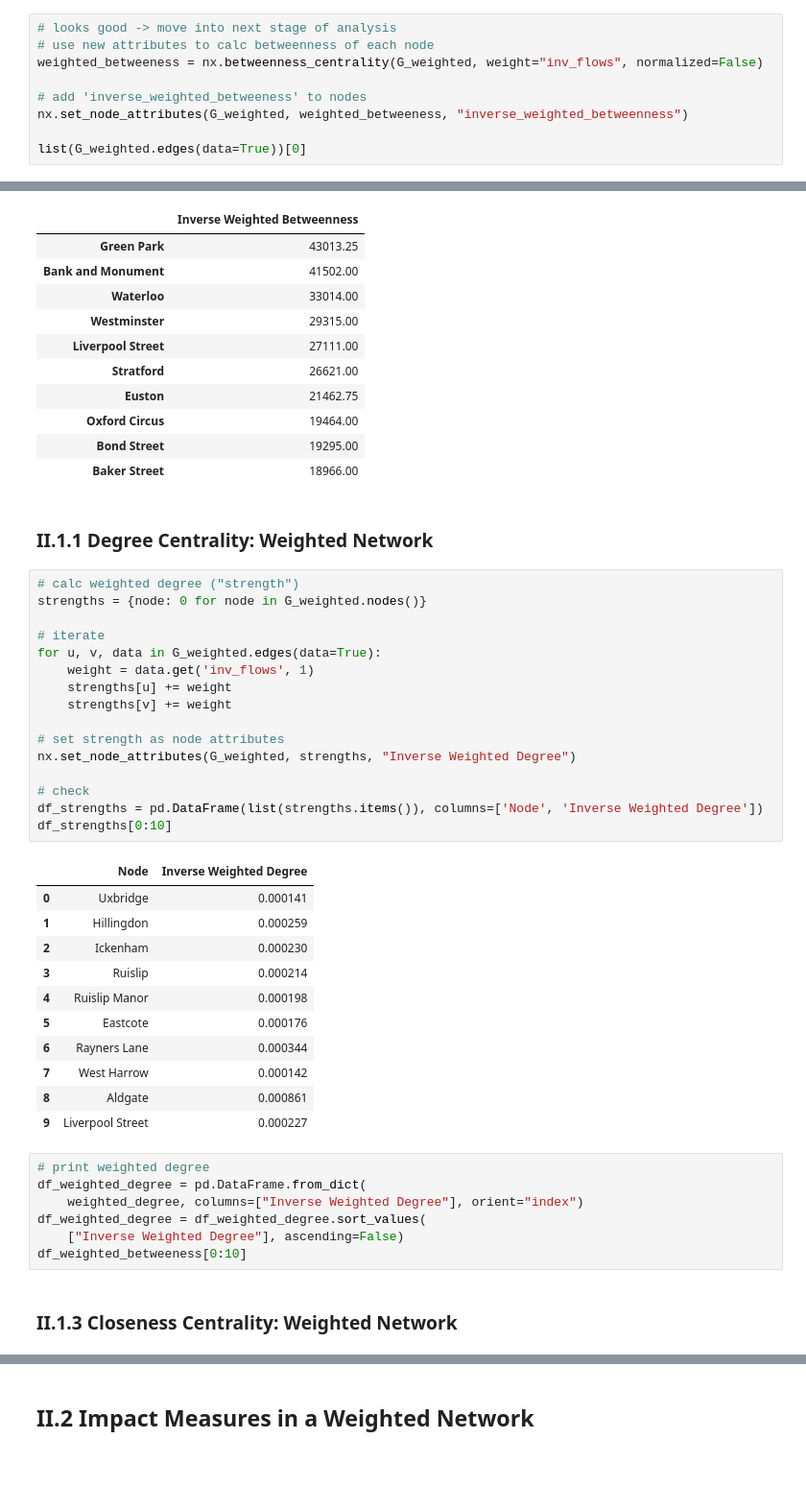
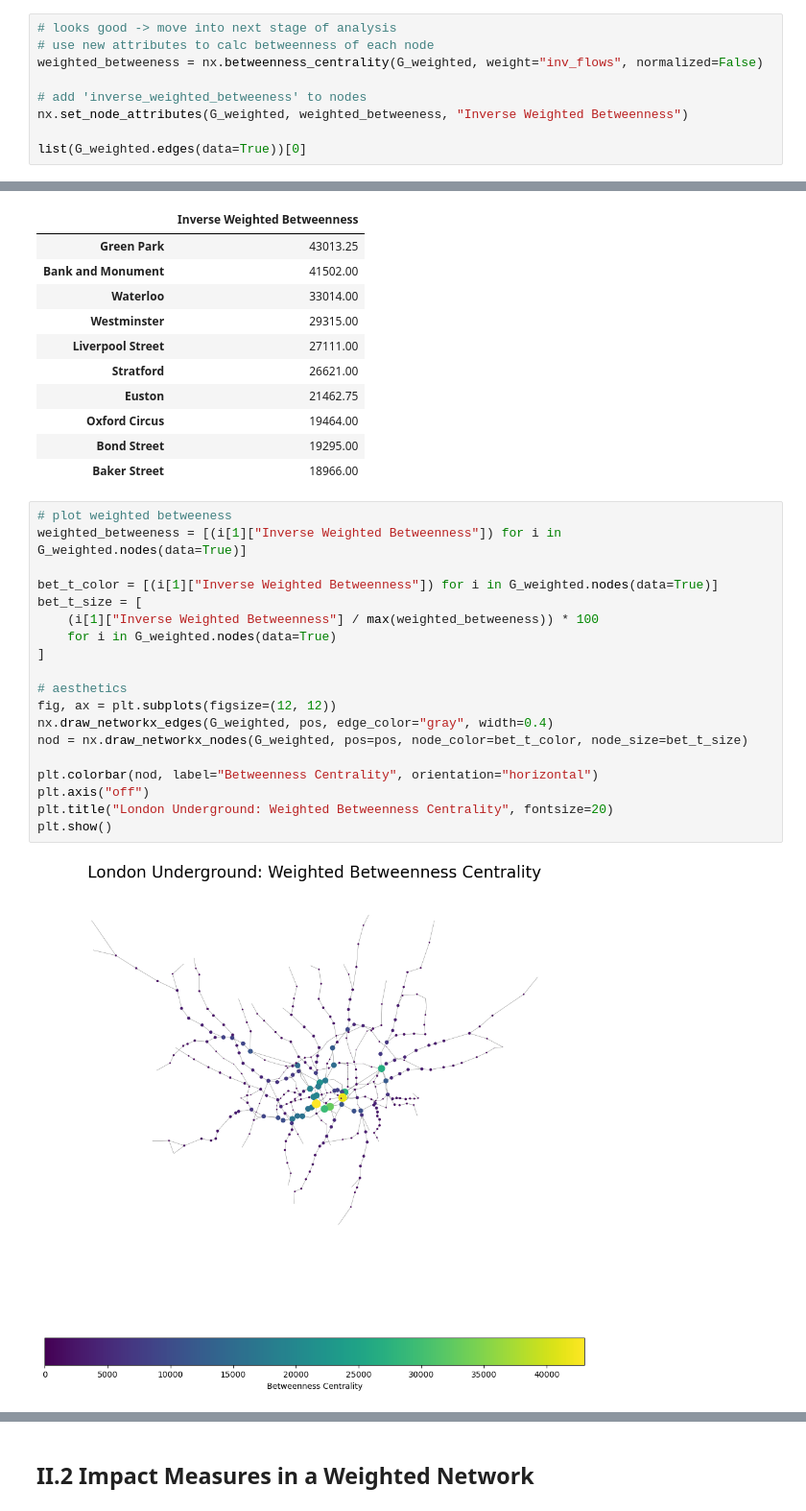
Before and after one commit to NikhilSDesai/UrbanSimulation, a Jupyter notebook: Final_Assessment.ipynb, the cells around one changed output, grey strips where cells are left out. Shown at 96% size. Saved outputs shown, nothing was run; the diff lists cells and outputs as text; blank space fills up the shorter version.

```diff
--- a/Final_Assessment.ipynb
+++ b/Final_Assessment.ipynb
@@ -1437,7 +1440,7 @@ edges
 weighted_betweeness = nx.betweenness_centrality(G_weighted, weight="inv_flows", normalized=False)
 
 # add 'inverse_weighted_betweeness' to nodes
-nx.set_node_attributes(G_weighted, weighted_betweeness, "inverse_weighted_betweenness")
+nx.set_node_attributes(G_weighted, weighted_betweeness, "Inverse Weighted Betweenness")
 
 list(G_weighted.edges(data=True))[0]
 # %% [output]
@@ -1475,42 +1512,24 @@ df_weighted_betweeness[0:10]
 | Oxford Circus | 19464.00 |
 | Bond Street | 19295.00 |
 | Baker Street | 18966.00 |
-# %% [markdown]
-### II.1.1 Degree Centrality: Weighted Network
-# %%
-# calc weighted degree ("strength")
-strengths = {node: 0 for node in G_weighted.nodes()}
-
-# iterate
-for u, v, data in G_weighted.edges(data=True):
-    weight = data.get('inv_flows', 1)
-    strengths[u] += weight
-    strengths[v] += weight
-
-# set strength as node attributes
-nx.set_node_attributes(G_weighted, strengths, "Inverse Weighted Degree")
-
-# check
-df_strengths = pd.DataFrame(list(strengths.items()), columns=['Node', 'Inverse Weighted Degree'])
-df_strengths[0:10]
-# %% [output]
-|  | Node | Inverse Weighted Degree |
-| 0 | Uxbridge | 0.000141 |
-| 1 | Hillingdon | 0.000259 |
-| 2 | Ickenham | 0.000230 |
-| 3 | Ruislip | 0.000214 |
-| 4 | Ruislip Manor | 0.000198 |
-| 5 | Eastcote | 0.000176 |
-| 6 | Rayners Lane | 0.000344 |
-| 7 | West Harrow | 0.000142 |
-| 8 | Aldgate | 0.000861 |
-| 9 | Liverpool Street | 0.000227 |
-# %%
-# print weighted degree
-df_weighted_degree = pd.DataFrame.from_dict(
-    weighted_degree, columns=["Inverse Weighted Degree"], orient="index")
-df_weighted_degree = df_weighted_degree.sort_values(
-    ["Inverse Weighted Degree"], ascending=False)
-df_weighted_betweeness[0:10]
-# %% [markdown]
-### II.1.3 Closeness Centrality: Weighted Network
+# %%
+# plot weighted betweeness
+weighted_betweeness = [(i[1]["Inverse Weighted Betweenness"]) for i in G_weighted.nodes(data=True)]
+
+bet_t_color = [(i[1]["Inverse Weighted Betweenness"]) for i in G_weighted.nodes(data=True)]
+bet_t_size = [
+    (i[1]["Inverse Weighted Betweenness"] / max(weighted_betweeness)) * 100
+    for i in G_weighted.nodes(data=True)
+]
+
+# aesthetics
+fig, ax = plt.subplots(figsize=(12, 12))
+nx.draw_networkx_edges(G_weighted, pos, edge_color="gray", width=0.4)
+nod = nx.draw_networkx_nodes(G_weighted, pos=pos, node_color=bet_t_color, node_size=bet_t_size)
+
+plt.colorbar(nod, label="Betweenness Centrality", orientation="horizontal")
+plt.axis("off")
+plt.title("London Underground: Weighted Betweenness Centrality", fontsize=20)
+plt.show()
+# %% [output]
+[figure, added]
```
Also changed, not shown: parts of 11 cells of this notebook.
